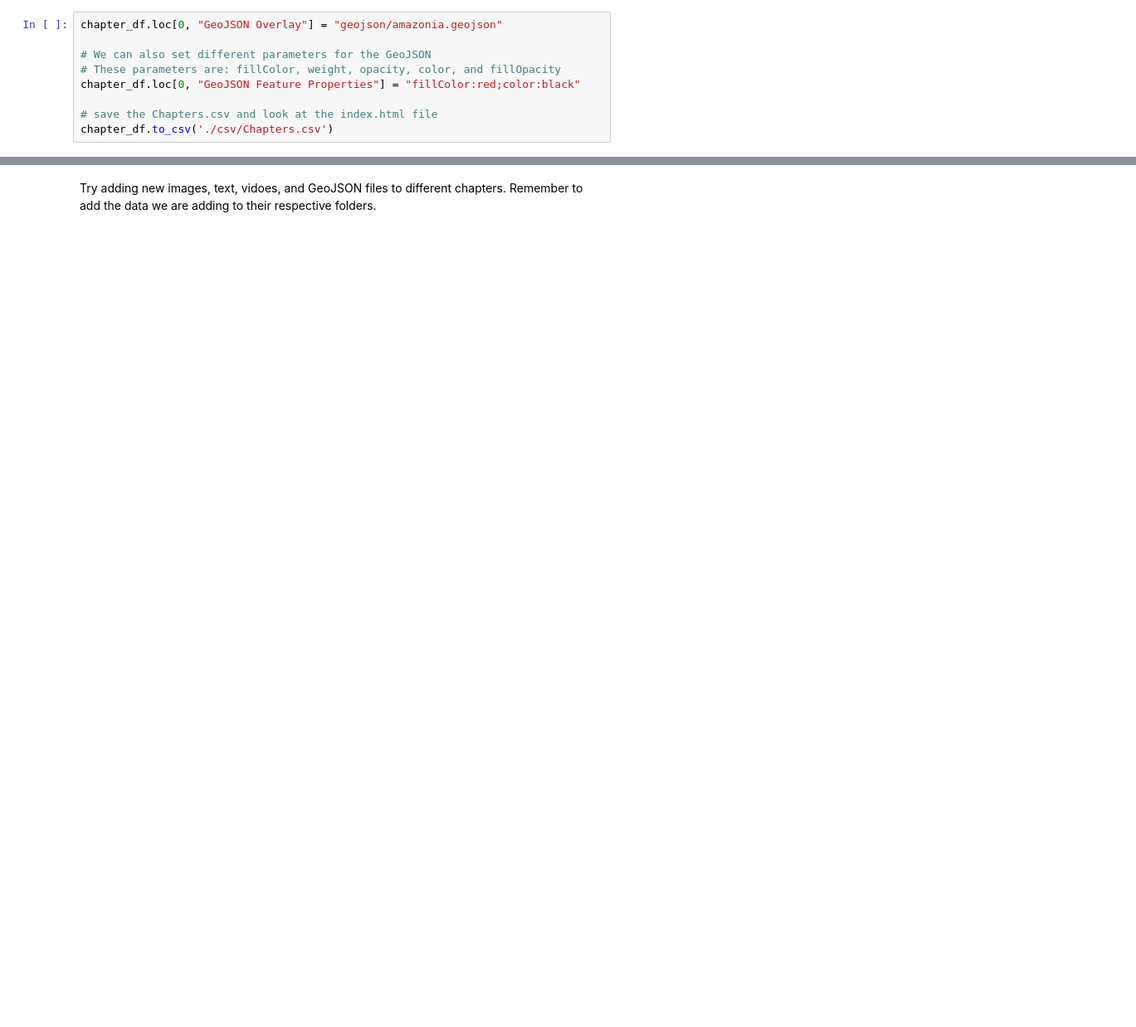
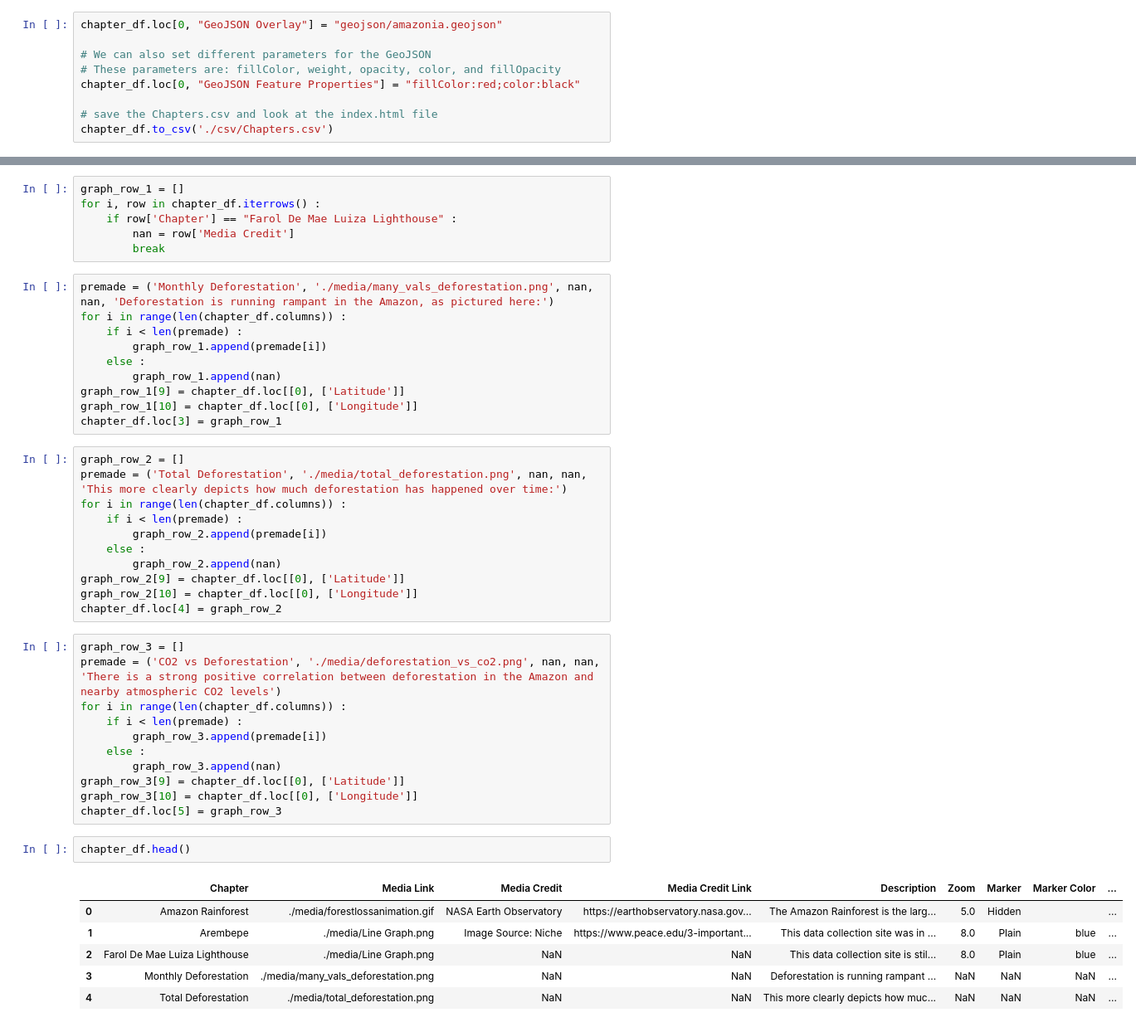
Before and after one commit to EvarikaArkana/GIS495-final-project-2025, a Jupyter notebook: storymap.ipynb, the cells around one changed output, grey strips where cells are left out. Shown at 83% size. Drawn from its saved outputs; the diff is of its cells as text; blank space fills up the shorter version.

```diff
--- a/storymap.ipynb
+++ b/storymap.ipynb
@@ -327,3 +319,47 @@ chapter_df.to_csv('./csv/Chapters.csv')
-# %% [markdown]
-Try adding new images, text, vidoes, and GeoJSON files to different chapters.
-Remember to add the data we are adding to their respective folders.
+# %%
+graph_row_1 = []
+for i, row in chapter_df.iterrows() :
+    if row['Chapter'] == "Farol De Mae Luiza Lighthouse" :
+        nan = row['Media Credit']
+        break
+# %%
+premade = ('Monthly Deforestation', './media/many_vals_deforestation.png', nan, nan, 'Deforestation is running rampant in the Amazon, as pictured here:')
+for i in range(len(chapter_df.columns)) :
+    if i < len(premade) :
+        graph_row_1.append(premade[i])
+    else :
+        graph_row_1.append(nan)
+graph_row_1[9] = chapter_df.loc[[0], ['Latitude']]
+graph_row_1[10] = chapter_df.loc[[0], ['Longitude']]
+chapter_df.loc[3] = graph_row_1
+# %%
+graph_row_2 = []
+premade = ('Total Deforestation', './media/total_deforestation.png', nan, nan, 'This more clearly depicts how much deforestation has happened over time:')
+for i in range(len(chapter_df.columns)) :
+    if i < len(premade) :
+        graph_row_2.append(premade[i])
+    else :
+        graph_row_2.append(nan)
+graph_row_2[9] = chapter_df.loc[[0], ['Latitude']]
+graph_row_2[10] = chapter_df.loc[[0], ['Longitude']]
+chapter_df.loc[4] = graph_row_2
+# %%
+graph_row_3 = []
+premade = ('CO2 vs Deforestation', './media/deforestation_vs_co2.png', nan, nan, 'There is a strong positive correlation between deforestation in the Amazon and nearby atmospheric CO2 levels')
+for i in range(len(chapter_df.columns)) :
+    if i < len(premade) :
+        graph_row_3.append(premade[i])
+    else :
+        graph_row_3.append(nan)
+graph_row_3[9] = chapter_df.loc[[0], ['Latitude']]
+graph_row_3[10] = chapter_df.loc[[0], ['Longitude']]
+chapter_df.loc[5] = graph_row_3
+# %%
+chapter_df.head()
+# %% [output]
+|  | Chapter | Media Link | Media Credit | Media Credit Link | Description | Zoom | Marker | Marker Color | ... |
+| 0 | Amazon Rainforest | ./media/forestlossanimation.gif | NASA Earth Observatory | https://earthobservatory.nasa.gov... | The Amazon Rainforest is the larg... | 5.0 | Hidden |  | ... |
+| 1 | Arembepe | ./media/Line Graph.png | Image Source: Niche | https://www.peace.edu/3-important... | This data collection site was in ... | 8.0 | Plain | blue | ... |
+| 2 | Farol De Mae Luiza Lighthouse | ./media/Line Graph.png | NaN | NaN | This data collection site is stil... | 8.0 | Plain | blue | ... |
+| 3 | Monthly Deforestation | ./media/many_vals_deforestation.png | NaN | NaN | Deforestation is running rampant ... | NaN | NaN | NaN | ... |
+| 4 | Total Deforestation | ./media/total_deforestation.png | NaN | NaN | This more clearly depicts how muc... | NaN | NaN | NaN | ... |
```
Also changed, not shown: parts of 6 cells of this notebook, 8 other files.
